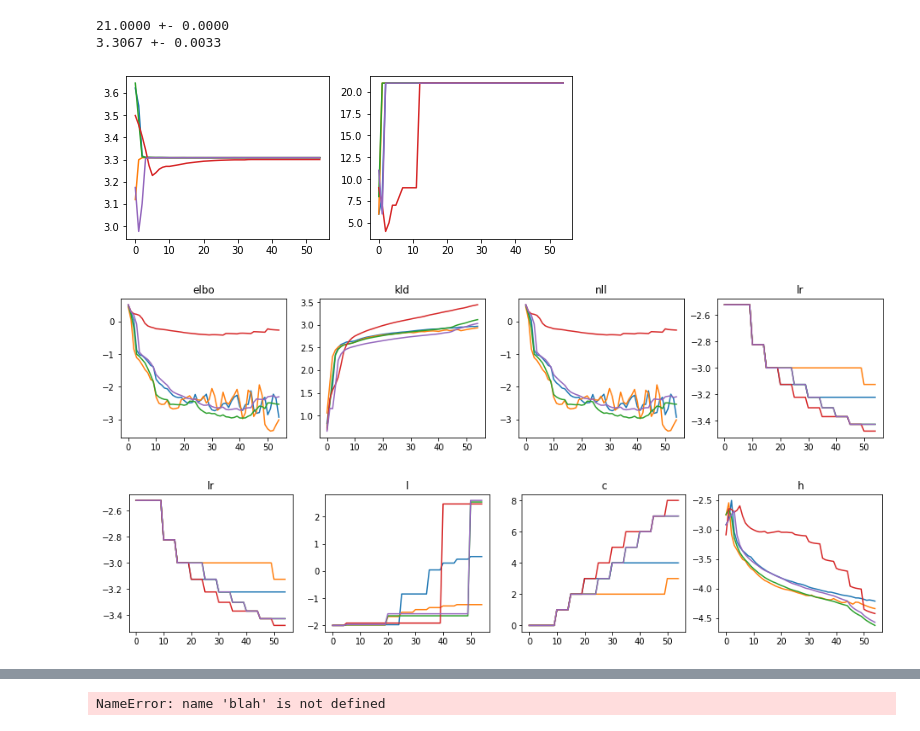
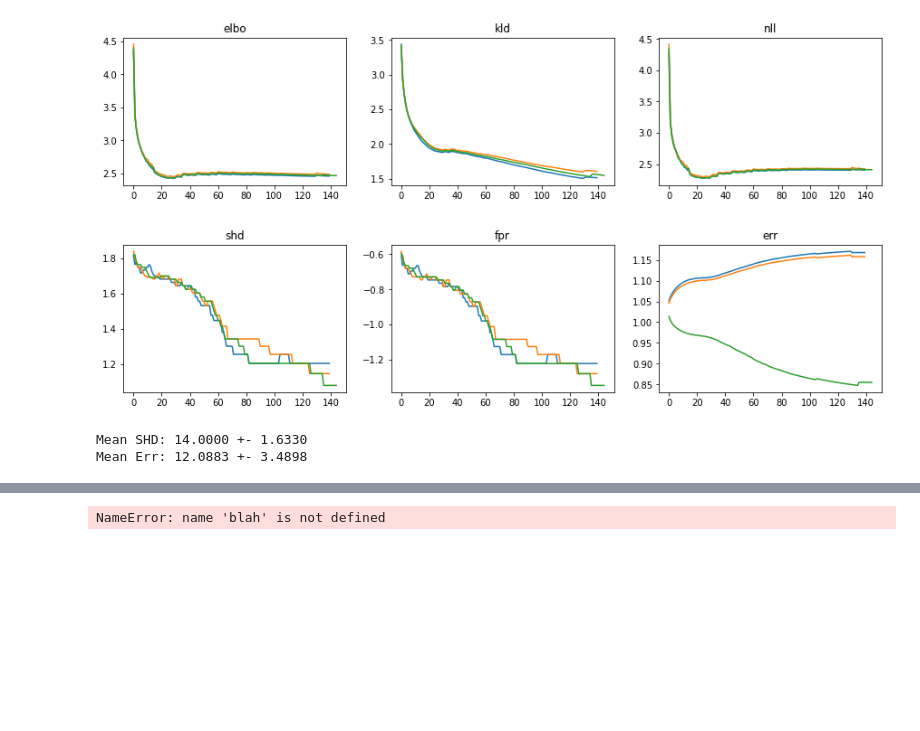
Before and after one commit to q1park/spacetime, a Jupyter notebook: experiments_gae.ipynb, the cells around one changed output, grey strips where cells are left out. Cells and saved outputs as stored; diff of their text form; code cells hidden in the pictures; blank space fills up the shorter version.

```diff
--- a/experiments_gae.ipynb
+++ b/experiments_gae.ipynb
@@ -273,35 +204,23 @@ Best ELBO Stats: shd 21 err 3.3083566036075154
 # %%
-fig, axs = plt.subplots(1, 2, figsize = (8,3))
+fig, axs = plt.subplots(1,3, figsize=(15, 3))
+kinetic_log.plot('elbo', axs[0])
+kinetic_log.plot('kld', axs[1])
+kinetic_log.plot('nll', axs[2])
+plt.show()
 
-for trial in range(n_trials):
-    axs[0].plot(range(len(err_trials[trial][:])), err_trials[trial][:])
-    axs[1].plot(range(len(shd_trials[trial][:])), shd_trials[trial][:])
+fig, axs = plt.subplots(1,3, figsize=(15, 3))
+eval_log.plot('shd', axs[0])
+eval_log.plot('fpr', axs[1])
+eval_log.plot('err', axs[2])
+plt.show()
 
-shd_finals = [shd_trials[i][-1] for i in range(n_trials)]
-err_finals = [err_trials[i][-1] for i in range(n_trials)]
-print("{:0.4f} +- {:0.4f}".format(np.mean(shd_finals), np.std(shd_finals)))
-print("{:0.4f} +- {:0.4f}".format(np.mean(err_finals), np.std(err_finals)))
-pass;
+mean_shd = [x[-1] for x in eval_log.log['shd']]
+mean_err = [x[-1] for x in eval_log.log['err']]
+
+print("Mean SHD: {:0.4f} +- {:0.4f}".format(np.mean(mean_shd), np.std(mean_shd)))
+print("Mean Err: {:0.4f} +- {:0.4f}".format(np.mean(mean_err), np.std(mean_err)))
 # %% [output]
+[figure, new version]
+[figure, added]
-21.0000 +- 0.0000
-3.3067 +- 0.0033
+Mean SHD: 14.0000 +- 1.6330
+Mean Err: 12.0883 +- 3.4898
-[figure, old version]
-# %%
-fig, axs = plt.subplots(1, 4, figsize = (16,3))
-
-for i, (k,v) in enumerate(loss_log.items()):
-    axs[i].set_title(r'%s'%k)
-    for trial in range(n_trials):
-        axs[i].plot(range(len(v[trial])), np.log10(v[trial]))
-plt.show()
-
-fig, axs = plt.subplots(1, 4, figsize = (16,3))
-
-for i, (k,v) in enumerate(param_log.items()):
-    axs[i].set_title(r'%s'%k)
-    for trial in range(n_trials):
-        axs[i].plot(range(len(v[trial])), np.log10(v[trial]))
-pass;
-# %% [output]
-[figure, removed]
-[figure, removed]
```
Also changed, not shown: parts of 21 cells of this notebook, 13 other files.
